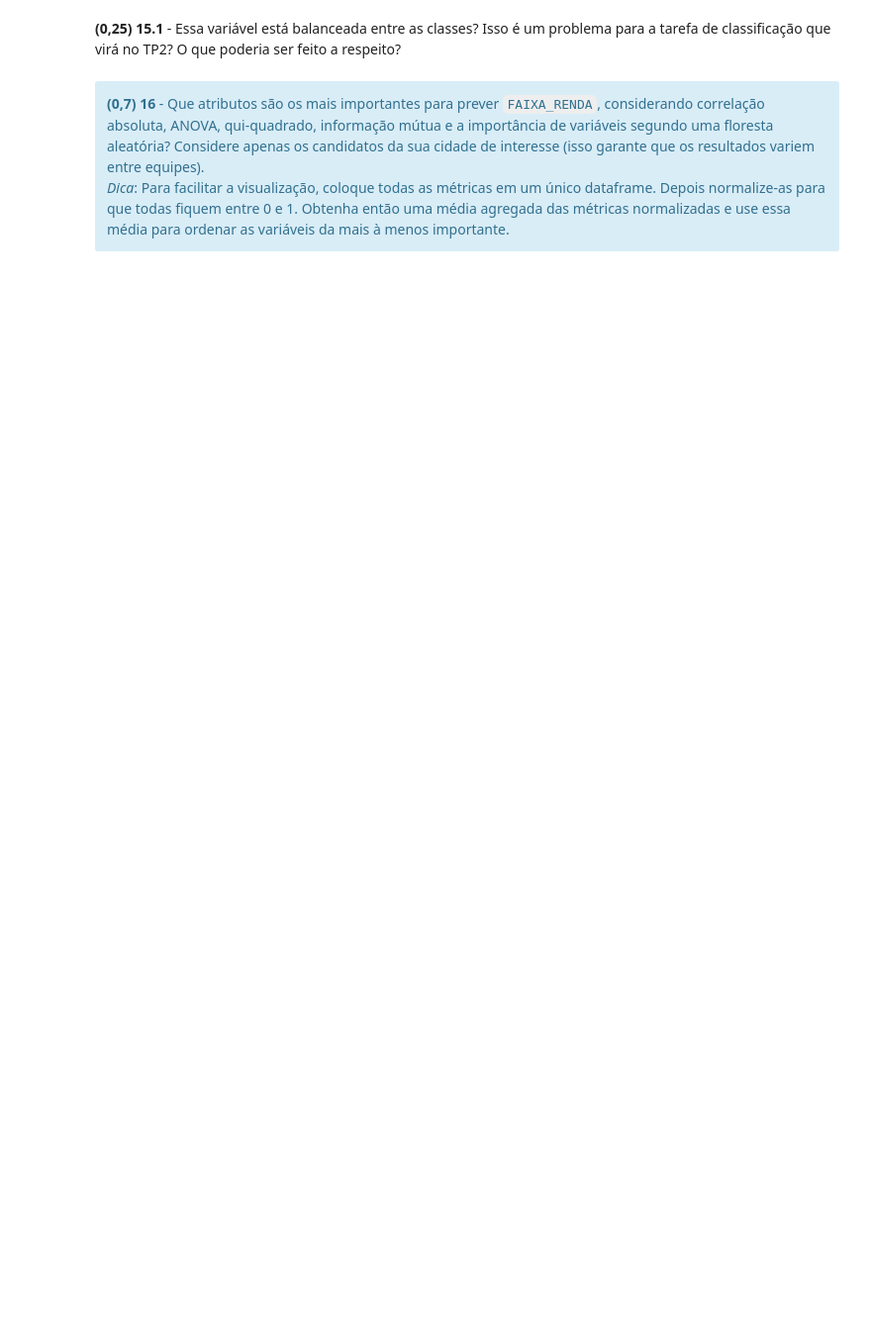
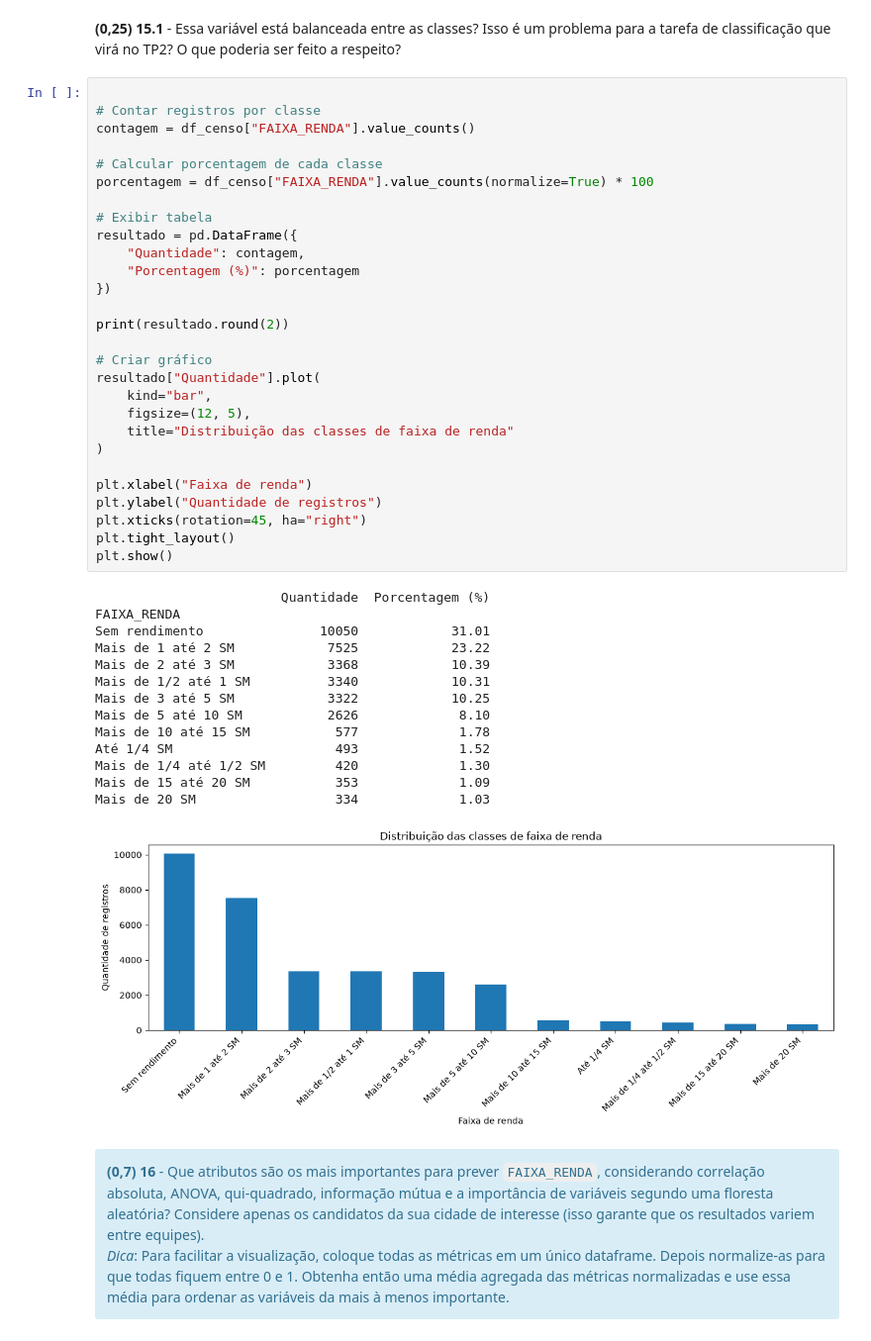
Before and after one commit to JulioEng2308/Learning-Data-Science-with-the-2010-Census, a Jupyter notebook: Trabalho Prático - Censo.ipynb, the cells around one changed output. Shown at 99% size. Saved outputs shown, nothing was run; the diff lists cells and outputs as text; blank space fills up the shorter version.

```diff
--- a/Trabalho Prático - Censo.ipynb
+++ b/Trabalho Prático - Censo.ipynb
@@ -231,6 +1329,49 @@ df_censo['GRUPO'] = np.where(df_censo.NOME_MUNICIPIO==MUNICIPIO, MUNICIPIO, 'Res
 <div class="alert alert-primary">
 <b>(0,25) 15.1</b> - Essa variável está balanceada entre as classes? Isso é um problema para a tarefa de classificação que virá no TP2? O que poderia ser feito a respeito?
 </div>
+# %%
+
+# Contar registros por classe
+contagem = df_censo["FAIXA_RENDA"].value_counts()
+
+# Calcular porcentagem de cada classe
+porcentagem = df_censo["FAIXA_RENDA"].value_counts(normalize=True) * 100
+
+# Exibir tabela
+resultado = pd.DataFrame({
+    "Quantidade": contagem,
+    "Porcentagem (%)": porcentagem
+})
+
+print(resultado.round(2))
+
+# Criar gráfico
+resultado["Quantidade"].plot(
+    kind="bar",
+    figsize=(12, 5),
+    title="Distribuição das classes de faixa de renda"
+)
+
+plt.xlabel("Faixa de renda")
+plt.ylabel("Quantidade de registros")
+plt.xticks(rotation=45, ha="right")
+plt.tight_layout()
+plt.show()
+# %% [output]
+                        Quantidade  Porcentagem (%)
+FAIXA_RENDA
+Sem rendimento               10050            31.01
+Mais de 1 até 2 SM            7525            23.22
+Mais de 2 até 3 SM            3368            10.39
+Mais de 1/2 até 1 SM          3340            10.31
+Mais de 3 até 5 SM            3322            10.25
+Mais de 5 até 10 SM           2626             8.10
+Mais de 10 até 15 SM           577             1.78
+Até 1/4 SM                     493             1.52
+Mais de 1/4 até 1/2 SM         420             1.30
+Mais de 15 até 20 SM           353             1.09
+Mais de 20 SM                  334             1.03
+[figure, added]
 # %% [markdown]
 <div class="alert alert-info">
 <b>(0,7) 16</b> - Que atributos são os mais importantes para prever <code>FAIXA_RENDA</code>, considerando correlação absoluta, ANOVA, qui-quadrado, informação mútua e a importância de variáveis segundo uma floresta aleatória? Considere apenas os candidatos da sua cidade de interesse (isso garante que os resultados variem entre equipes).
```
Also changed, not shown: parts of 31 cells of this notebook.
